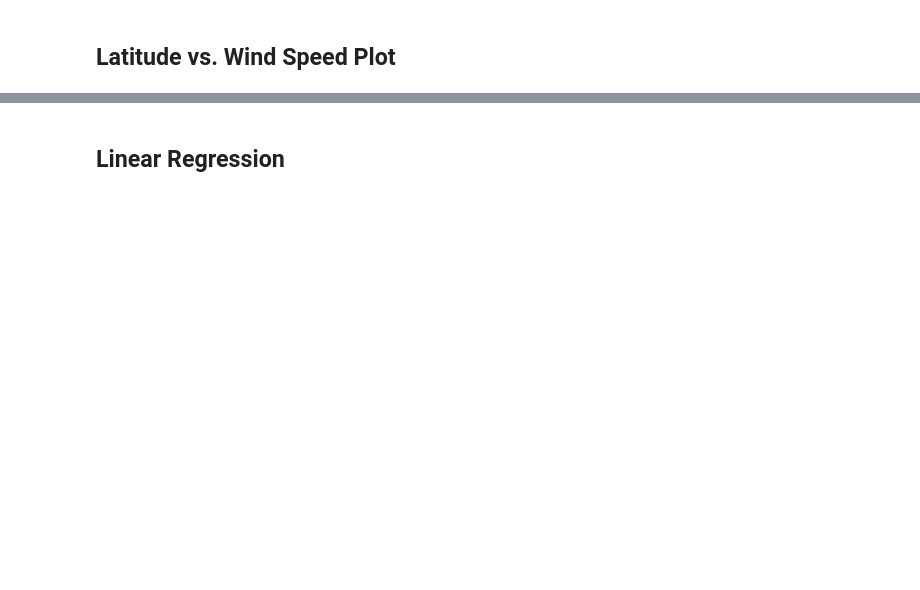
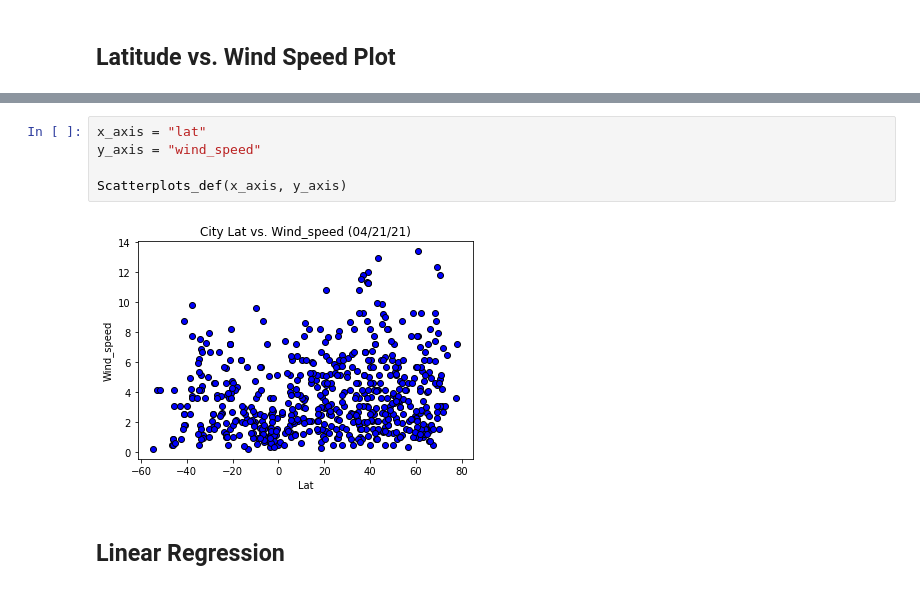
Before and after one commit to DerekLarson77/OpenWeatherMap-API-Visualization, a Jupyter notebook: WeatherPy/WeatherPy.ipynb, the cells around one changed output, grey strips where cells are left out. Drawn from its saved outputs; the diff is of its cells as text; blank space fills up the shorter version.

```diff
--- a/WeatherPy/WeatherPy.ipynb
+++ b/WeatherPy/WeatherPy.ipynb
@@ -228,2 +231,9 @@ data_raw.plot()
+# %%
+x_axis = "lat"
+y_axis = "wind_speed"
+
+Scatterplots_def(x_axis, y_axis)
+# %% [output]
+[figure, added]
 # %% [markdown]
 ## Linear Regression
```
Also changed, not shown: parts of 29 cells of this notebook.
